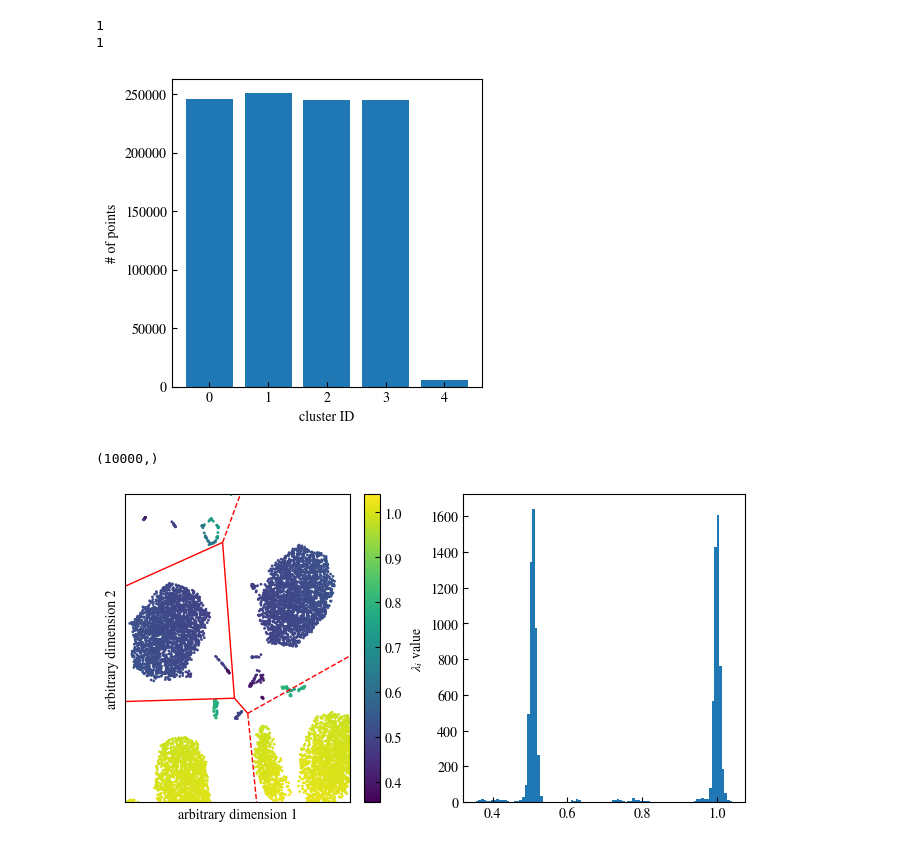
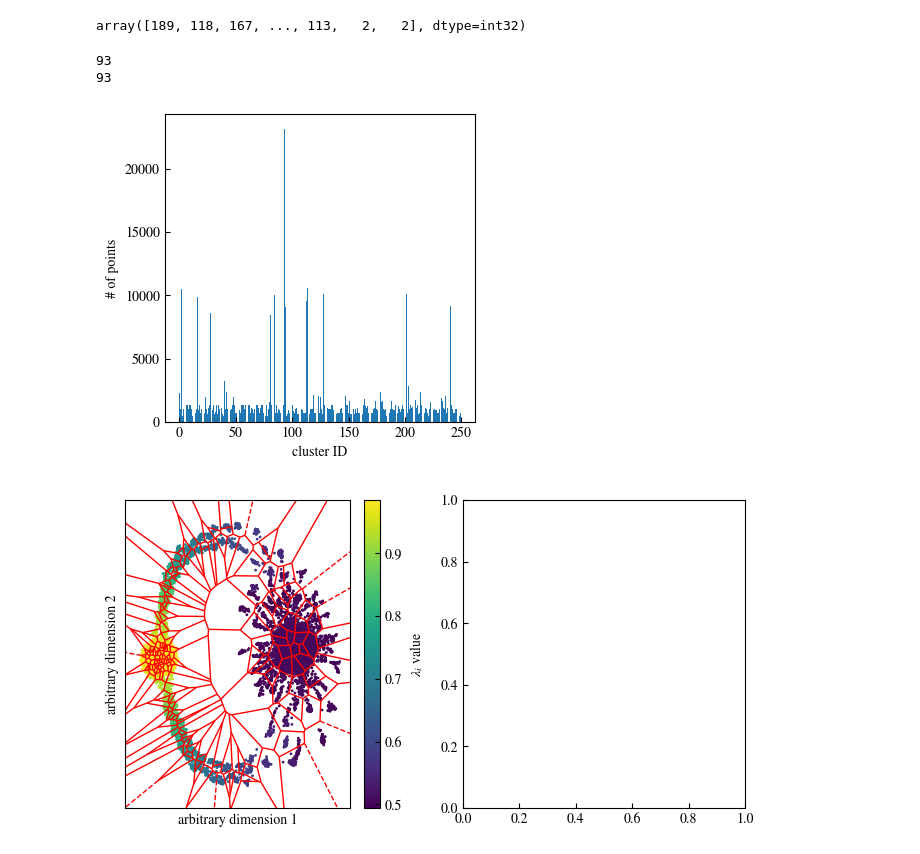
Before and after one commit to HugoLeRoy94/ClusterAnalysis, a Jupyter notebook: unit_test/test_embedding_toy_model.ipynb, the cells around one changed output. Drawn from its saved outputs; the diff is of its cells as text; code cells hidden in the pictures.

```diff
--- a/unit_test/test_embedding_toy_model.ipynb
+++ b/unit_test/test_embedding_toy_model.ipynb
@@ -55,8 +57,8 @@ ax2.set_yticks([-3,0,3])
 # %%
-#emb = Embedding(df,
-#                columns=['speed','curvature_angle','torsion_angle'],
-#                ID_NAME='label')
-emb = EmbeddingPosition(df,columns=[],columns_translated=['x','y','z'],ID_NAME='label')
+emb = Embedding(df,
+                columns=['speed','curvature_angle','abs_torsion_angle'],
+                ID_NAME='label')
+#emb = EmbeddingPosition(df,columns=['speed','curvature_angle'],columns_translated=['x','y','z'],ID_NAME='label')
 #emb = Embedding(df,
 #                columns=['speed','curvature_angle'],ID_NAME='label')
 # %%
@@ -67,3 +84,7 @@ array([0, 0, 1, ..., 2, 2, 2], dtype=int32)
+# %%
+emb.make_cluster(250,clustering_method='kmeans')#,n_subsample=1000)
+# %% [output]
+array([189, 118, 167, ..., 113,   2,   2], dtype=int32)
 # %%
 # Label the rest by nearest center
 from scipy.spatial.distance import cdist
@@ -83,9 +104,9 @@ ax.set_ylabel('# of points')
 print(unique_labels[np.argmax(counts)])
 print(np.argmax(counts))
 # %% [output]
-1
-1
+93
+93
-[figure, old version]
+[figure, new version]
 # %%
 rng = np.random.default_rng(10973)
 indices = rng.choice(emb.flatten_embedding_matrix.shape[0], size=10000, replace=False)
@@ -109,29 +130,28 @@ reduced_centers = reduced_all[N:N + emb.cluster_centers_.shape[0]]
 # %%
 fig,ax = plt.subplots(ncols=2,figsize=(8,4))
 
-speedx = emb.flatten_embedding_matrix[indices,0::3][:,1:] - emb.flatten_embedding_matrix[indices,0::3][:,:-1]
-speedy = emb.flatten_embedding_matrix[indices,1::3][:,1:] - emb.flatten_embedding_matrix[indices,1::3][:,:-1]
-speedz = emb.flatten_embedding_matrix[indices,2::3][:,1:] - emb.flatten_embedding_matrix[indices,2::3][:,:-1]
-speed = np.mean(np.linalg.norm(np.array([speedx,speedy,speedz]).T,axis=2),axis=0)
-print(speed.shape)
-color_values = speed#np.mean(emb.flatten_embedding_matrix[indices, 0::3], axis=1)
+#speedx = emb.flatten_embedding_matrix[indices,0::3][:,1:] - emb.flatten_embedding_matrix[indices,0::3][:,:-1]
+#speedy = emb.flatten_embedding_matrix[indices,1::3][:,1:] - emb.flatten_embedding_matrix[indices,1::3][:,:-1]
+#speedz = emb.flatten_embedding_matrix[indices,2::3][:,1:] - emb.flatten_embedding_matrix[indices,2::3][:,:-1]
+#speed = np.mean(np.linalg.norm(np.array([speedx,speedy,speedz]).T,axis=2),axis=0)
+#print(speed.shape)
+color_values = np.mean(emb.flatten_embedding_matrix[indices, 0::3], axis=1)
 sc = ax[0].scatter(reduced_points[:,0],reduced_points[:,1],c = color_values,s=1.,alpha=1,rasterized=True)
 #ax = use_mpl_scatter_density(fig, reduced_points[:,0],reduced_points[:,1],dpi=10,nrows=1,pos=1,colorbar=None)
 #for i in range(reduced_centers.shape[0]):
 #    ax.scatter(reduced_centers[i,0],reduced_centers[i,1],s=counts[i]*0.01,color="red", alpha=0.3)
 
 vor = Voronoi(reduced_centers)
 voronoi_plot_2d(vor, ax=ax[0], show_points = False, show_vertices=False, line_colors='red')
 ax[0].set_xticks([])
 ax[0].set_yticks([])
 ax[0].set_xlabel('arbitrary dimension 1')
 ax[0].set_ylabel('arbitrary dimension 2')
 #fig.savefig('umap1.svg',transparent=True,bbox_inches='tight')
-ax[1].hist(speed,bins=100)
+#ax[1].hist(speed,bins=100)
 
 cbar = fig.colorbar(sc, ax=ax[0])
 cbar.set_label(r'$\lambda_i$ value')
 #cbar.ax.set_yticks([])
 # %% [output]
-(10000,)
-[figure, old version]
+[figure, new version]
```
Also changed, not shown: parts of 14 cells of this notebook, 7 other files.
